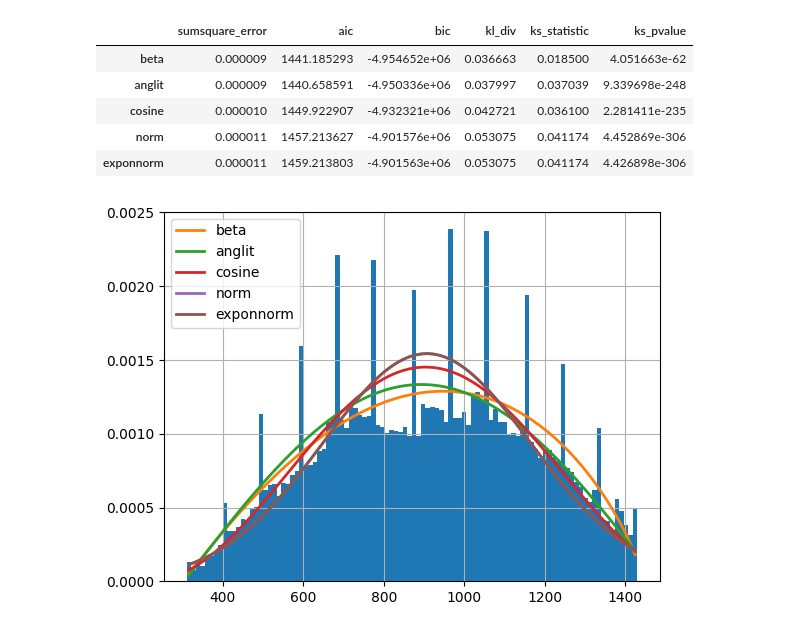
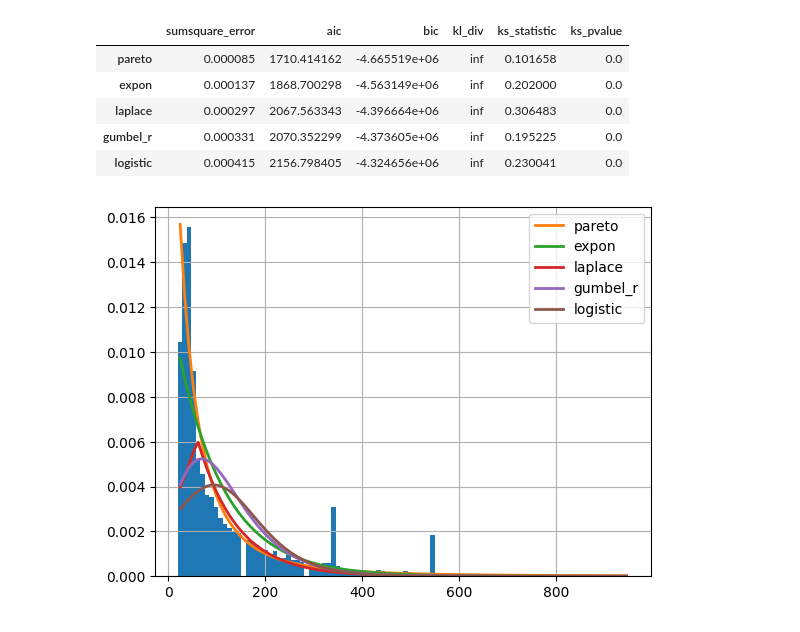
Before and after one commit to shanks847/EV-Grid-Integration-Study, a Jupyter notebook: notebooks/distribution_fitting_scipy_experiments.ipynb, the cells around one changed output. Drawn from its saved outputs; the diff is of its cells as text; code cells hidden in the pictures.

```diff
--- a/notebooks/distribution_fitting_scipy_experiments.ipynb
+++ b/notebooks/distribution_fitting_scipy_experiments.ipynb
@@ -12,7 +42,9 @@ l1_st_truns = pd.read_csv('../data/lev1_start_times_trunc.csv')
 # %%
-f = fitter.Fitter(l1_st_truns)
-f.fit()
+#raw durations
+l1_dur = pd.read_csv('../data/l1_durations_xformed.csv')
+f1dur = fitter.Fitter(l1_dur)
+f1dur.fit()
 # may take some time since by default, all distributions are tried
 # but you call manually provide a smaller set of distributions
-f.summary()
+f1dur.summary()
 # %% [output]
@@ -28,7 +68,7 @@ WARNING:root:SKIPPED truncexpon distribution (taking more than 30 seconds)
 |  | sumsquare_error | aic | bic | kl_div | ks_statistic | ks_pvalue |
-| beta | 0.000009 | 1441.185293 | -4.954652e+06 | 0.036663 | 0.018500 | 4.051663e-62 |
-| anglit | 0.000009 | 1440.658591 | -4.950336e+06 | 0.037997 | 0.037039 | 9.339698e-248 |
-| cosine | 0.000010 | 1449.922907 | -4.932321e+06 | 0.042721 | 0.036100 | 2.281411e-235 |
-| norm | 0.000011 | 1457.213627 | -4.901576e+06 | 0.053075 | 0.041174 | 4.452869e-306 |
-| exponnorm | 0.000011 | 1459.213803 | -4.901563e+06 | 0.053075 | 0.041174 | 4.426898e-306 |
+| pareto | 0.000085 | 1710.414162 | -4.665519e+06 | inf | 0.101658 | 0.0 |
+| expon | 0.000137 | 1868.700298 | -4.563149e+06 | inf | 0.202000 | 0.0 |
+| laplace | 0.000297 | 2067.563343 | -4.396664e+06 | inf | 0.306483 | 0.0 |
+| gumbel_r | 0.000331 | 2070.352299 | -4.373605e+06 | inf | 0.195225 | 0.0 |
+| logistic | 0.000415 | 2156.798405 | -4.324656e+06 | inf | 0.230041 | 0.0 |
-[figure, old version]
+[figure, new version]
```
Also changed, not shown: parts of 15 cells of this notebook, 10 other files.
